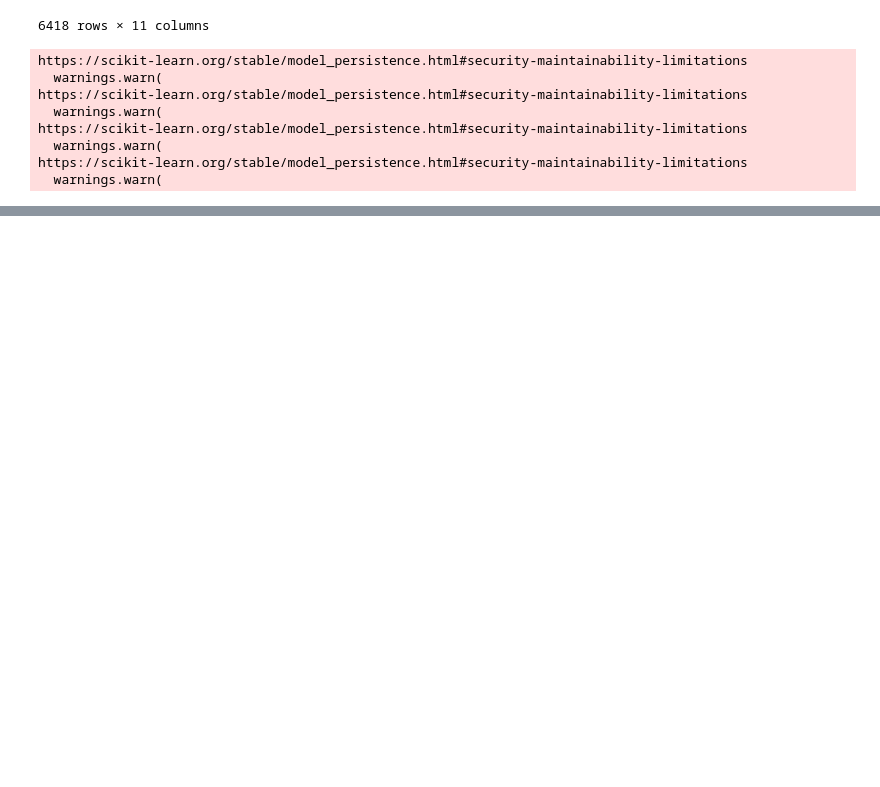
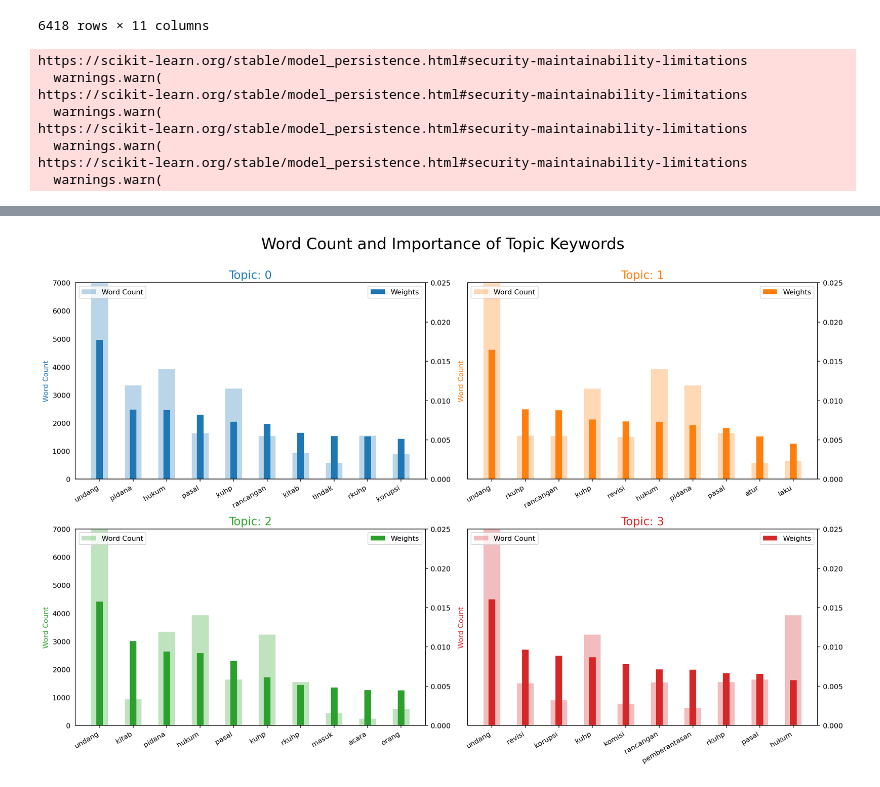
Before and after one commit to Febrio00/RUU-KUHP-Sentiment-Analysis-and-Topic-Modelling, a Jupyter notebook: Exploratory_Data_Analysis.ipynb, the cells around one changed output, grey strips where cells are left out. Saved outputs shown, nothing was run; the diff lists cells and outputs as text; code cells hidden in the pictures; blank space fills up the shorter version.

```diff
--- a/Exploratory_Data_Analysis.ipynb
+++ b/Exploratory_Data_Analysis.ipynb
@@ -161,7 +137,7 @@ plt.show()
 pyLDAvis.enable_notebook()
 
 finalLdamodel = Lda(corpus_tfidf, num_topics=4, id2word = dictionary,
-                    chunksize = 100,random_state=100, per_word_topics=True)
+                    chunksize = 12000,random_state=100, per_word_topics=True)
 
 vis = pyLDAvis.gensim_models.prepare(finalLdamodel, corpus_tfidf
                                      , dictionary)
@@ -199,7 +175,7 @@ def format_topics_sentences(ldamodel=None, corpus=corpus_tfidf, texts=text_data)
             if j == 0:  # => dominant topic
                 wp = ldamodel.show_topic(topic_num)
                 topic_keywords = ", ".join([word for word, prop in wp])
-                sent_topics_df = sent_topics_df.append(pd.Series([int(topic_num), round(prop_topic,4), topic_keywords]), ignore_index=True)
+                sent_topics_df = sent_topics_df._append(pd.Series([int(topic_num), round(prop_topic,4), topic_keywords]), ignore_index=True)
             else:
                 break
     sent_topics_df.columns = ['Dominant_Topic', 'Perc_Contribution', 'Topic_Keywords']
@@ -247,32 +253,32 @@ df_dominant_topic[df_dominant_topic['Dominant_Topic'] == 3.0].sample(10)
 # %%
-from collections import Counter
-import matplotlib.colors as mcolors
 topics = finalLdamodel.show_topics(formatted=False)
 data_flat = [w for w_list in text_data for w in w_list]
 counter = Counter(data_flat)
 
 out = []
 for i, topic in topics:
     for word, weight in topic:
         out.append([word, i , weight, counter[word]])
 
 df_counter = pd.DataFrame(out, columns=['word', 'topic_id', 'importance', 'word_count'])
 
 # Plot Word Count and Weights of Topic Keywords
 fig, axes = plt.subplots(2, 2, figsize=(16,10), sharey=True, dpi=160)
 cols = [color for name, color in mcolors.TABLEAU_COLORS.items()]
 for i, ax in enumerate(axes.flatten()):
     ax.bar(x='word', height="word_count", data=df_counter.loc[df_counter.topic_id==i, :], color=cols[i], width=0.5, alpha=0.3, label='Word Count')
     ax_twin = ax.twinx()
     ax_twin.bar(x='word', height="importance", data=df_counter.loc[df_counter.topic_id==i, :], color=cols[i], width=0.2, label='Weights')
     ax.set_ylabel('Word Count', color=cols[i])
-    ax_twin.set_ylim(0, 0.025); ax.set_ylim(0, 600)
+    ax_twin.set_ylim(0, 0.025); ax.set_ylim(0, 7000)
     ax.set_title('Topic: ' + str(i), color=cols[i], fontsize=16)
     ax.tick_params(axis='y', left=False)
     ax.set_xticklabels(df_counter.loc[df_counter.topic_id==i, 'word'], rotation=30, horizontalalignment= 'right')
     ax.legend(loc='upper left'); ax_twin.legend(loc='upper right')
 
-fig.tight_layout(w_pad=2)
+fig.tight_layout()
 fig.suptitle('Word Count and Importance of Topic Keywords', fontsize=22, y=1.05)
-plt.savefig('word_count_importance_topic_keywords.png')
+plt.savefig('assets/images/word_count_importance_topic_keywords.png')
 plt.show()
+# %% [output]
+[figure, added]
```
Also changed, not shown: parts of 17 cells of this notebook, 16 other files.
